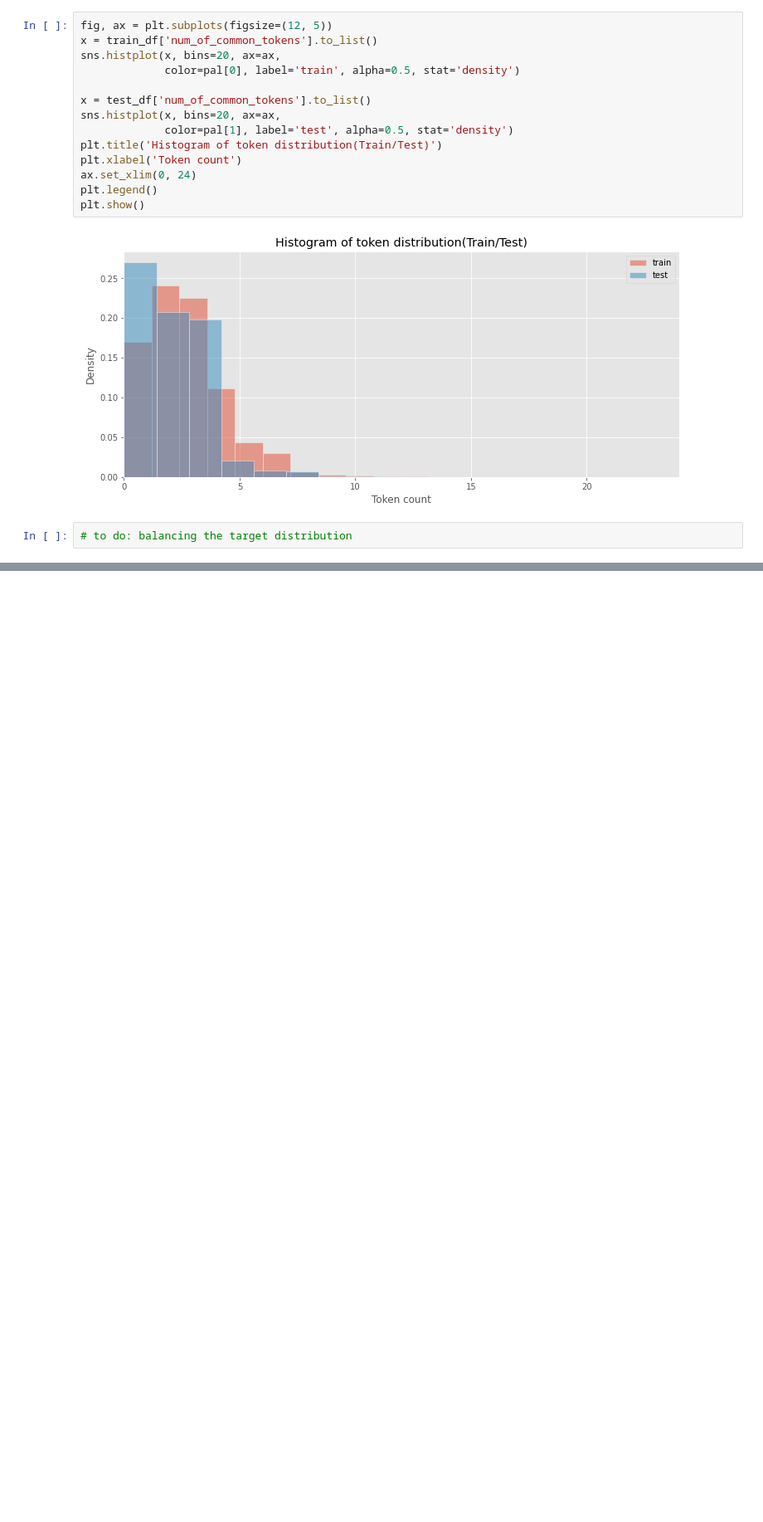
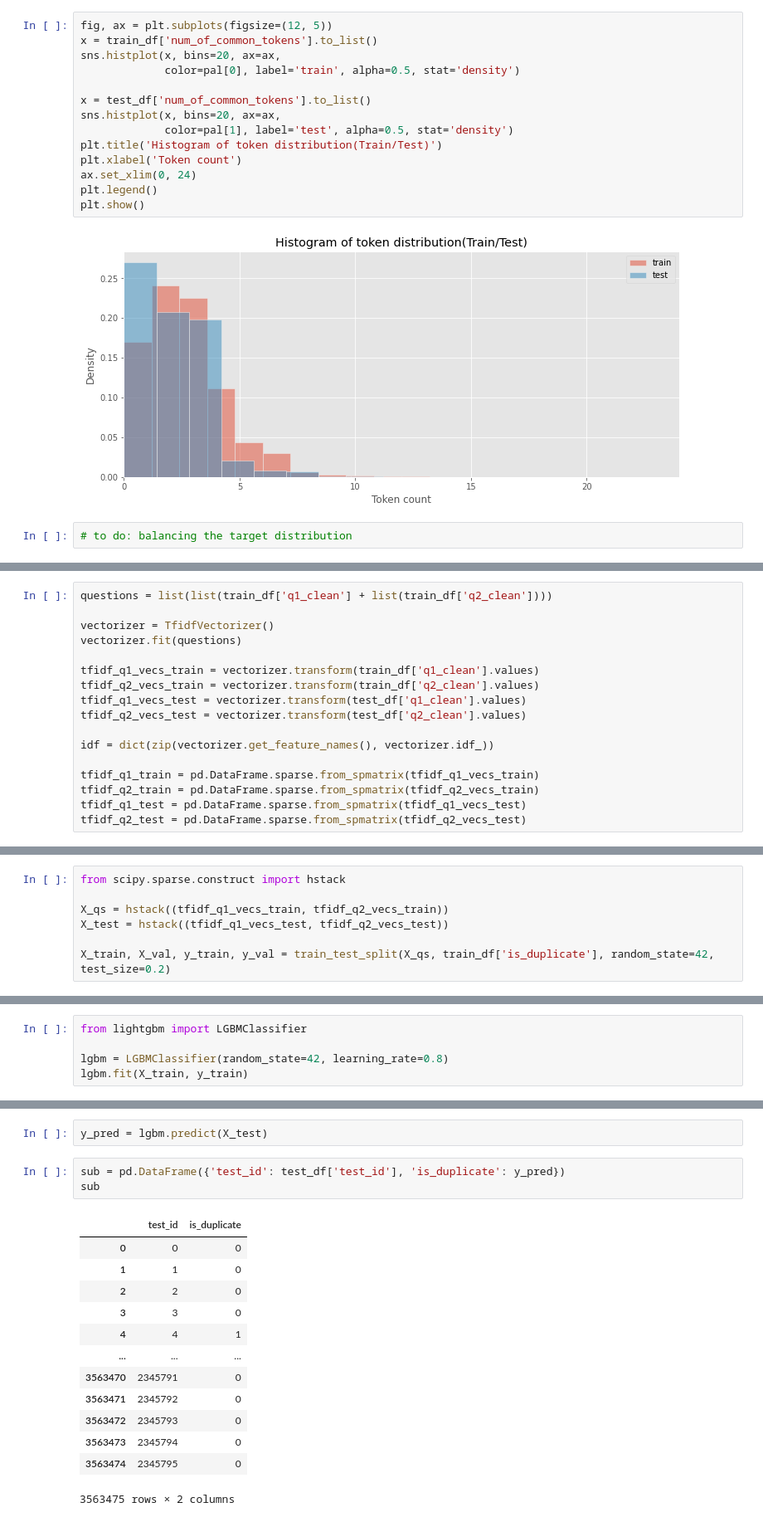
Before and after one commit to gha7all/DataScienceHub, a Jupyter notebook: week-4/quora_qp/pq.ipynb, the cells around one changed output, grey strips where cells are left out. Shown at 83% size. Saved outputs shown, nothing was run; the diff lists cells and outputs as text; blank space fills up the shorter version.

Commit message:
adds modeling with lgbm

```diff
--- a/week-4/quora_qp/pq.ipynb
+++ b/week-4/quora_qp/pq.ipynb
@@ -463,0 +490,17 @@ plt.show()
+# %%
+questions = list(list(train_df['q1_clean'] + list(train_df['q2_clean'])))
+
+vectorizer = TfidfVectorizer()
+vectorizer.fit(questions)
+
+tfidf_q1_vecs_train = vectorizer.transform(train_df['q1_clean'].values)
+tfidf_q2_vecs_train = vectorizer.transform(train_df['q2_clean'].values)
+tfidf_q1_vecs_test = vectorizer.transform(test_df['q1_clean'].values)
+tfidf_q2_vecs_test = vectorizer.transform(test_df['q2_clean'].values)
+
+idf = dict(zip(vectorizer.get_feature_names(), vectorizer.idf_))
+
+tfidf_q1_train = pd.DataFrame.sparse.from_spmatrix(tfidf_q1_vecs_train)
+tfidf_q2_train = pd.DataFrame.sparse.from_spmatrix(tfidf_q2_vecs_train)
+tfidf_q1_test = pd.DataFrame.sparse.from_spmatrix(tfidf_q1_vecs_test)
+tfidf_q2_test = pd.DataFrame.sparse.from_spmatrix(tfidf_q2_vecs_test)
@@ -466,0 +528,7 @@ plt.show()
+# %%
+from scipy.sparse.construct import hstack
+
+X_qs = hstack((tfidf_q1_vecs_train, tfidf_q2_vecs_train))
+X_test = hstack((tfidf_q1_vecs_test, tfidf_q2_vecs_test))
+
+X_train, X_val, y_train, y_val = train_test_split(X_qs, train_df['is_duplicate'], random_state=42, test_size=0.2)
@@ -466,0 +537,5 @@ plt.show()
+# %%
+from lightgbm import LGBMClassifier
+
+lgbm = LGBMClassifier(random_state=42, learning_rate=0.8)
+lgbm.fit(X_train, y_train)
@@ -466,0 +551,19 @@ plt.show()
+# %%
+y_pred = lgbm.predict(X_test)
+# %%
+sub = pd.DataFrame({'test_id': test_df['test_id'], 'is_duplicate': y_pred})
+sub
+# %% [output]
+|  | test_id | is_duplicate |
+| 0 | 0 | 0 |
+| 1 | 1 | 0 |
+| 2 | 2 | 0 |
+| 3 | 3 | 0 |
+| 4 | 4 | 1 |
+| ... | ... | ... |
+| 3563470 | 2345791 | 0 |
+| 3563471 | 2345792 | 0 |
+| 3563472 | 2345793 | 0 |
+| 3563473 | 2345794 | 0 |
+| 3563474 | 2345795 | 0 |
+3563475 rows × 2 columns
```
Also changed, not shown: parts of 14 cells of this notebook.
